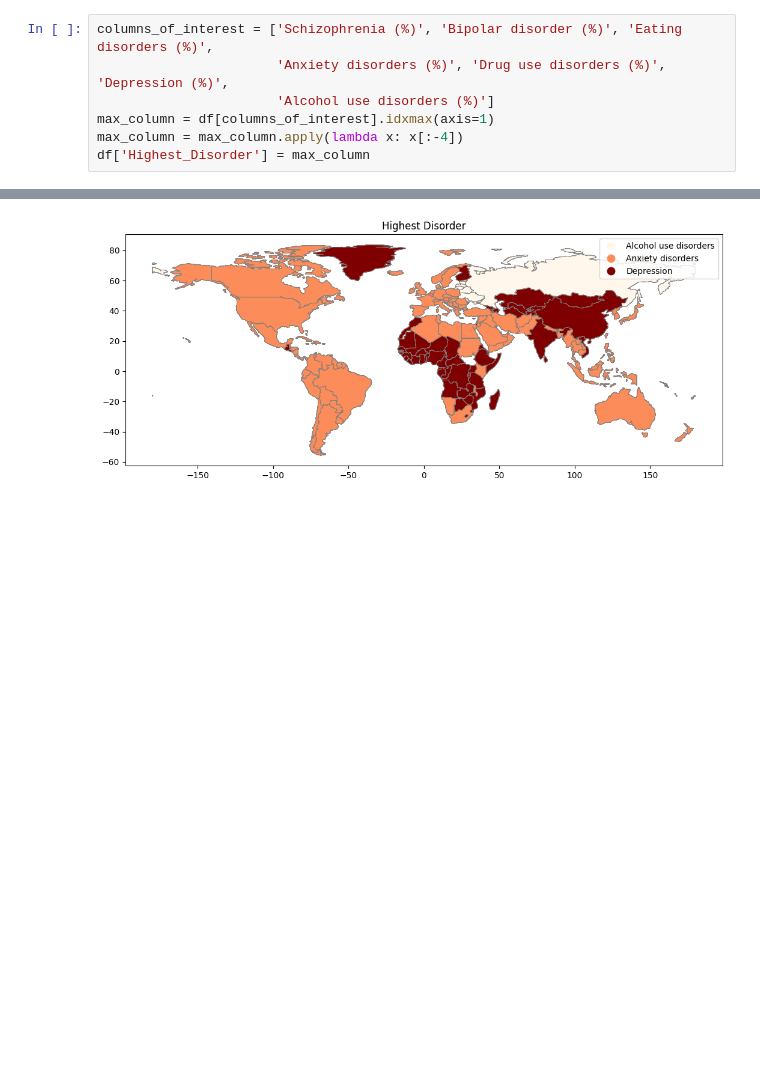
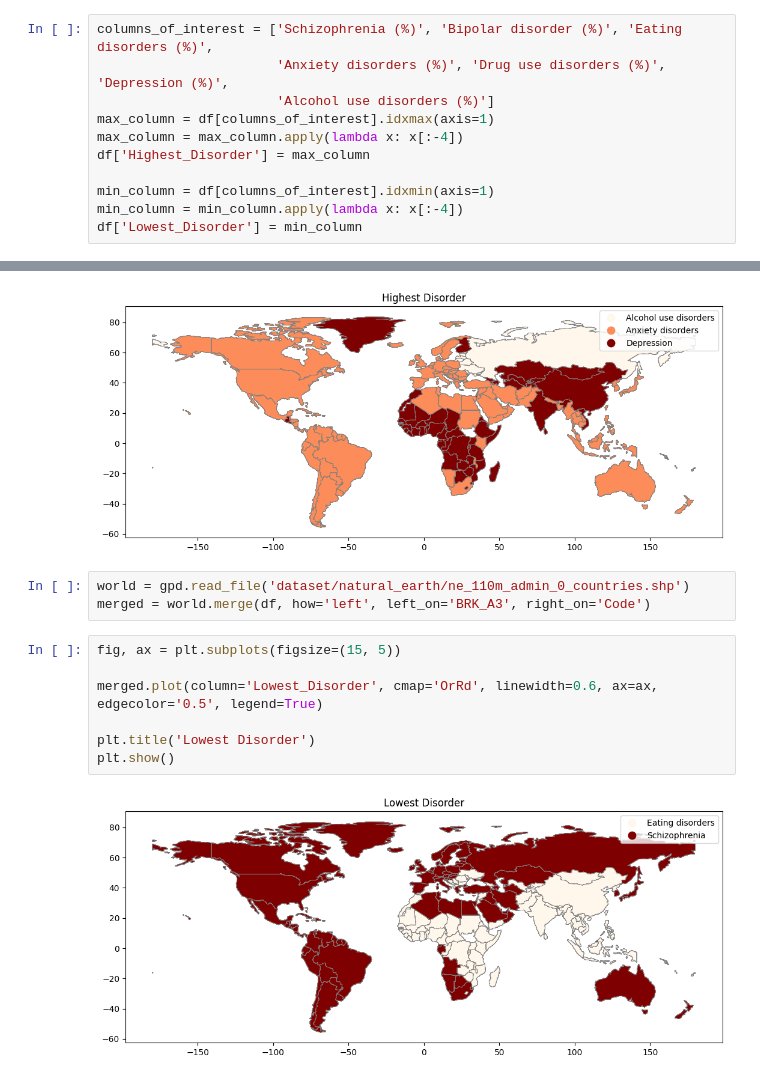
Before and after one commit to supernauth/mental_health_disorder, a Jupyter notebook: mental_health_disorder.ipynb, the cells around one changed output, grey strips where cells are left out. Cells and saved outputs as stored; diff of their text form; blank space fills up the shorter version.

Commit message:
supplementing with the lowest disorder plot

```diff
--- a/mental_health_disorder.ipynb
+++ b/mental_health_disorder.ipynb
@@ -93,6 +93,10 @@ columns_of_interest = ['Schizophrenia (%)', 'Bipolar disorder (%)', 'Eating diso
 max_column = df[columns_of_interest].idxmax(axis=1)
 max_column = max_column.apply(lambda x: x[:-4])
 df['Highest_Disorder'] = max_column
+
+min_column = df[columns_of_interest].idxmin(axis=1)
+min_column = min_column.apply(lambda x: x[:-4])
+df['Lowest_Disorder'] = min_column
 # %%
 df.head()
 # %% [output]
@@ -114,3 +118,15 @@ plt.title('Highest Disorder')
 plt.show()
 # %% [output]
 [figure]
+# %%
+world = gpd.read_file('dataset/natural_earth/ne_110m_admin_0_countries.shp')
+merged = world.merge(df, how='left', left_on='BRK_A3', right_on='Code')
+# %%
+fig, ax = plt.subplots(figsize=(15, 5))
+
+merged.plot(column='Lowest_Disorder', cmap='OrRd', linewidth=0.6, ax=ax, edgecolor='0.5', legend=True)
+
+plt.title('Lowest Disorder')
+plt.show()
+# %% [output]
+[figure, added]
```
